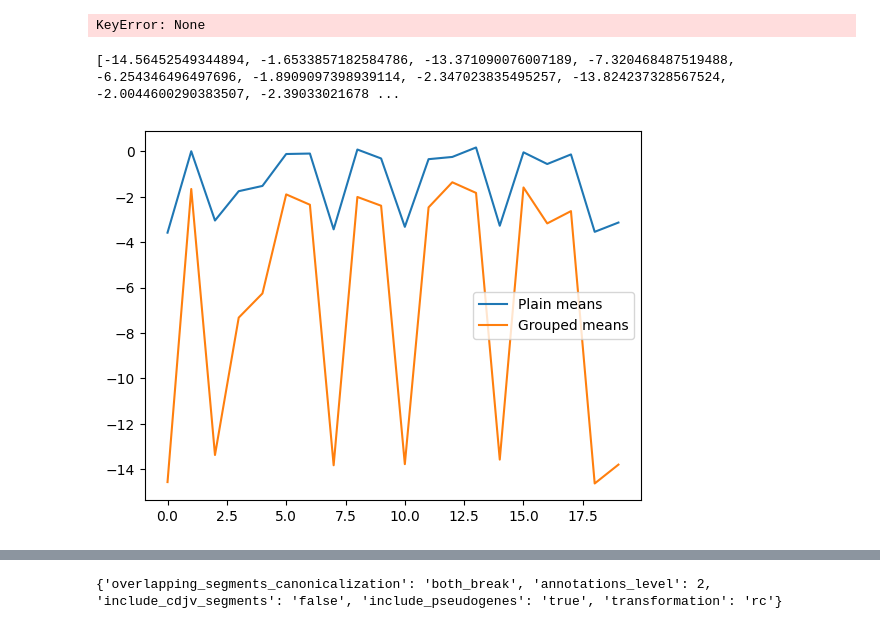
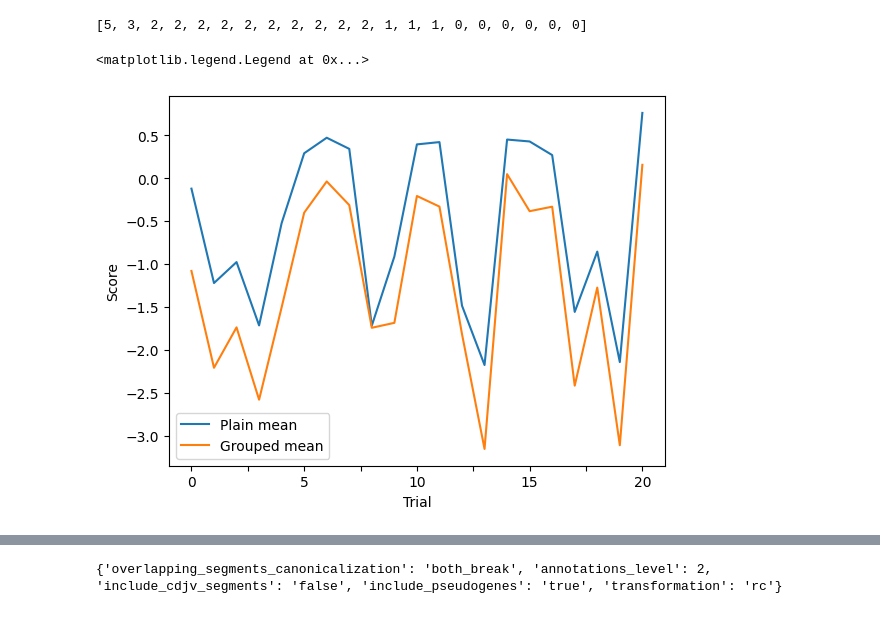
Before and after one commit to PipeVerri/Canonicalization, a Jupyter notebook: convnova/notebooks/wandb_analysis/phase1_inspection.ipynb, the cells around one changed output, grey strips where cells are left out. Saved outputs shown, nothing was run; the diff lists cells and outputs as text; code cells hidden in the pictures.

```diff
--- a/convnova/notebooks/wandb_analysis/phase1_inspection.ipynb
+++ b/convnova/notebooks/wandb_analysis/phase1_inspection.ipynb
@@ -1,6 +1,7 @@
 # %%
 import json
-with open("../../outputs/hpo/phase_1/outputs.json", "r") as f:
+with open("../../outputs/hpo/fixed_hpo/outputs.json", "r") as f:
     hpo_data = json.load(f)
 with open("../../hpo/baseline_metrics.json", "r") as f:
     baseline_metrics = json.load(f)
+print(baseline_metrics)
@@ -52,0 +40,5 @@ print(l)
+# %%
+# Turn it into df
+import pandas as pd
+df = pd.DataFrame.from_dict(trial_scores, orient="index")
+print(df.info())
@@ -53,31 +63,11 @@ print(l)
 # %%
-from copy import deepcopy
-z_scores = deepcopy(trial_scores)
-
-# Turn trial_scores into z_scores
-for trial in trial_scores:
-    for task in trial_scores[trial]:
-        dataset_metrics = baseline_metrics[task]
-        score = trial_scores[trial][task]
-        score = (score - dataset_metrics["mean"]) / dataset_metrics["std"]
-        z_scores[trial][task] = score
+z_scores = df.apply(lambda col: (col - baseline_metrics[col.name]["mean"]) / baseline_metrics[col.name]["std"], axis=0)
-# %%
-z_scores_on_records = {t: [0, [], 0] for t in trial_scores.keys()}
-
-for task in z_scores["1"].keys():
-    best_score = 0
-    best_trial = None
-    for trial in z_scores.keys():
-        if z_scores[trial][task] > best_score:
-            best_score = z_scores[trial][task]
-            best_trial = trial
-
-    old_mean = z_scores_on_records[best_trial][0]
-    new_mean = old_mean + (best_score - old_mean) / (len(z_scores_on_records[best_trial][1]) + 1)
-    z_scores_on_records[best_trial][0] = new_mean
-    z_scores_on_records[best_trial][1].append(task)
-# %% [output]
-KeyError: None
+# %%
+records = (df == df.max()).sum(axis=1)
+records_list = sorted(list(records), reverse=True)
+print([*records_list]) # The sum of records_list is higher than 30 because when there's a tie, it gives a record to all the tied trials.
+# %% [output]
+[5, 3, 2, 2, 2, 2, 2, 2, 2, 2, 2, 2, 1, 1, 1, 0, 0, 0, 0, 0, 0]
 # %%
 # Plot the grouped mean vs plain mean
 from matplotlib import pyplot as plt
@@ -100,51 +90,38 @@ TASKS_GROUPS = {
         "promoter_tata",
         "promoter_no_tata",
         "human_nontata_promoters",
     ],
     "enhancers": [
         "enhancers",
         "enhancers_types",
         "dummy_mouse_enhancers_ensembl",
         "human_enhancers_cohn",
         "human_enhancers_ensembl",
         "human_ensembl_regulatory",
         "human_ocr_ensembl",
         "drosophila_enhancers_stark"
     ],
     "splicing": [
         "splice_sites_all",
         "splice_sites_donors",
         "splice_sites_acceptors",
     ],
     "general_genomic_content": [
         "demo_coding_vs_intergenomic_seqs",
         "demo_human_or_worm",
     ],
     "gene_finding": ["gene_finding"],
     "cpg_methylation": ["cpg_methylation"],
     "chromatin_profile_prediction": ["chromatin_profile_prediction"]
 }
 
-grouped_means = []
-plain_means = []
-for t in z_scores.keys():
-    scores = z_scores[t]
-    plain_means.append(sum(scores.values()) / len(scores))
-    group_means = []
-    for g in TASKS_GROUPS:
-        s = 0
-        for task in TASKS_GROUPS[g]:
-            s += scores[task]
-        group_means.append(s / len(TASKS_GROUPS[g]))
-    group_mean = sum(group_means) / len(group_means)
-    grouped_means.append(group_mean)
-    z_scores_on_records[t][2] = group_mean
+groups = [z_scores[TASKS_GROUPS[group]].mean(axis=1) for group in TASKS_GROUPS]
+grouped_means = pd.concat(groups, axis=1).mean(axis=1) # The axis for pd.concat specifies the resulting series direction, I wanna concatenate the series as columns
+z_scores["grouped_means"] = grouped_means
+z_scores["plain_means"] = z_scores.mean(axis=1)
 
-plt.plot(range(len(plain_means)), plain_means, label="Plain means")
-plt.plot(range(len(grouped_means)), grouped_means, label="Grouped means")
-plt.legend()
-
-print(grouped_means)
+ax = z_scores[["plain_means", "grouped_means"]].plot(xlabel="Trial", ylabel="Score")
+ax.legend(["Plain mean", "Grouped mean"])
 # %% [output]
-[-14.56452549344894, -1.6533857182584786, -13.371090076007189, -7.320468487519488, -6.254346496497696, -1.8909097398939114, -2.347023835495257, -13.824237328567524, -2.0044600290383507, -2.39033021678 ...
+<matplotlib.legend.Legend at 0x...>
-[figure, old version]
+[figure, new version]
```
Also changed, not shown: parts of 5 cells of this notebook, 39 other files.
